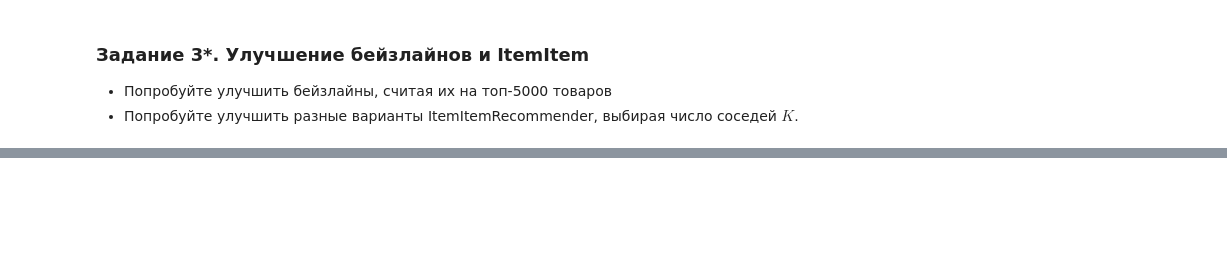
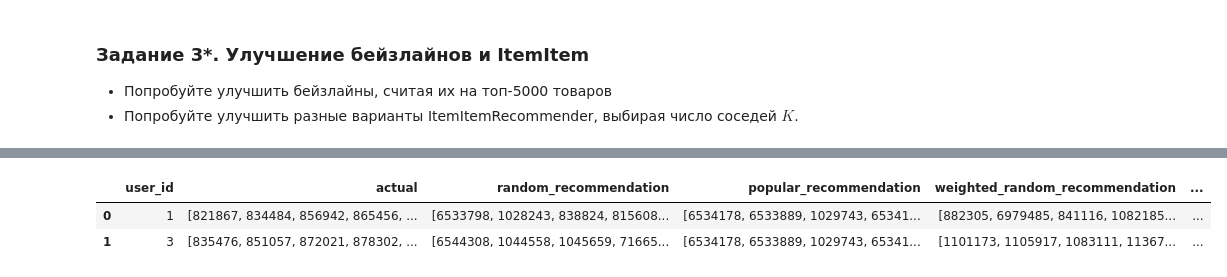
Before and after one commit to Anbionchik/Git_brain_lessons, a Jupyter notebook: Rec systems/Les2/hw_webinar_2.ipynb, the cells around one changed output, grey strips where cells are left out. Saved outputs shown, nothing was run; the diff lists cells and outputs as text; code cells hidden in the pictures; blank space fills up the shorter version.

```diff
--- a/Rec systems/Les2/hw_webinar_2.ipynb
+++ b/Rec systems/Les2/hw_webinar_2.ipynb
@@ -25,7 +27,7 @@ from implicit.nearest_neighbours import ItemItemRecommender, CosineRecommender,
 from implicit.evaluation import train_test_split
 from implicit.evaluation import precision_at_k, mean_average_precision_at_k, AUC_at_k, ndcg_at_k
 # %%
-data = pd.read_csv('retail_train.csv')
+data = pd.read_csv('drive/MyDrive/Rec_systems/retail_train.csv')
 data.head(2)
 # %% [output]
 |  | user_id | basket_id | day | item_id | quantity | sales_value | store_id | retail_disc | trans_time | ... |
@@ -96,6 +78,6 @@ item_weights['weight'].sum()
 ### Задание 2. Расчет метрик
 Рассчитайте Precision@5 для каждого алгоритма с помощью функции из вебинара 1. Какой алгоритм показывает лучшее качество?
 # %%
-result = pd.read_csv('../predictions/predictions_basic.csv')
+result = pd.read_csv('drive/MyDrive/Rec_systems/predictions_basic.csv', sep=',')
 result.head(2)
 # %% [output]
@@ -106,0 +102,24 @@ result.head(2)
+# %%
+import re
+
+def str_to_list(line):
+  pattern = r'[\[\]]'
+  try:
+    return [x for x in map(int, re.sub(pattern, '', line).split(','))]
+  except TypeError:
+    print(line)
+
+def str_to_list_actual(line):
+  pattern = r'\[ | \]|\[|\]|\n'
+  try:
+    return [x for x in map(int, re.sub(pattern, '', line).split())]
+  except TypeError:
+    print(line)
+    return None
+
+for col in result.columns.drop(['user_id', 'actual']):
+  result[col] = result[col].transform(str_to_list)
+
+result['actual'] = result['actual'].transform(str_to_list_actual)
+
+result.head(2)
@@ -113,0 +146,7 @@ result.head(2)
+# %%
+%%time
+item_weights = data.groupby('item_id')['sales_value'].sum().reset_index()
+item_weights['weight'] = item_weights['sales_value'] / item_weights['sales_value'].sum()
+
+result['weighted_random_recommendation'] = result['user_id'].apply(lambda x: weighted_random_recommendation(item_weights, n=5))
+result.head(2)
@@ -113,0 +159,9 @@ result.head(2)
+# %%
+%%time
+
+item_weights_5000 = data.sort_values('sales_value', ascending=False).head(5000).groupby('item_id')['sales_value'].sum().reset_index()
+item_weights_5000['weight'] = item_weights_5000['sales_value'] / item_weights_5000['sales_value'].sum()
+
+result['weighted_random_recommendation_top5000'] = result['user_id'].apply(lambda x: weighted_random_recommendation(item_weights_5000, n=5))
+result.head(2)
+# %% [output]
@@ -113,0 +170,3 @@ result.head(2)
+|  | user_id | actual | random_recommendation | popular_recommendation | weighted_random_recommendation | ... |
+| 0 | 1 | [821867, 834484, 856942, 865456, ... | [6533798, 1028243, 838824, 815608... | [6534178, 6533889, 1029743, 65341... | [882305, 6979485, 841116, 1082185... | ... |
+| 1 | 3 | [835476, 851057, 872021, 878302, ... | [6544308, 1044558, 1045659, 71665... | [6534178, 6533889, 1029743, 65341... | [1101173, 1105917, 1083111, 11367... | ... |
```
Also changed, not shown: parts of 19 cells of this notebook.
